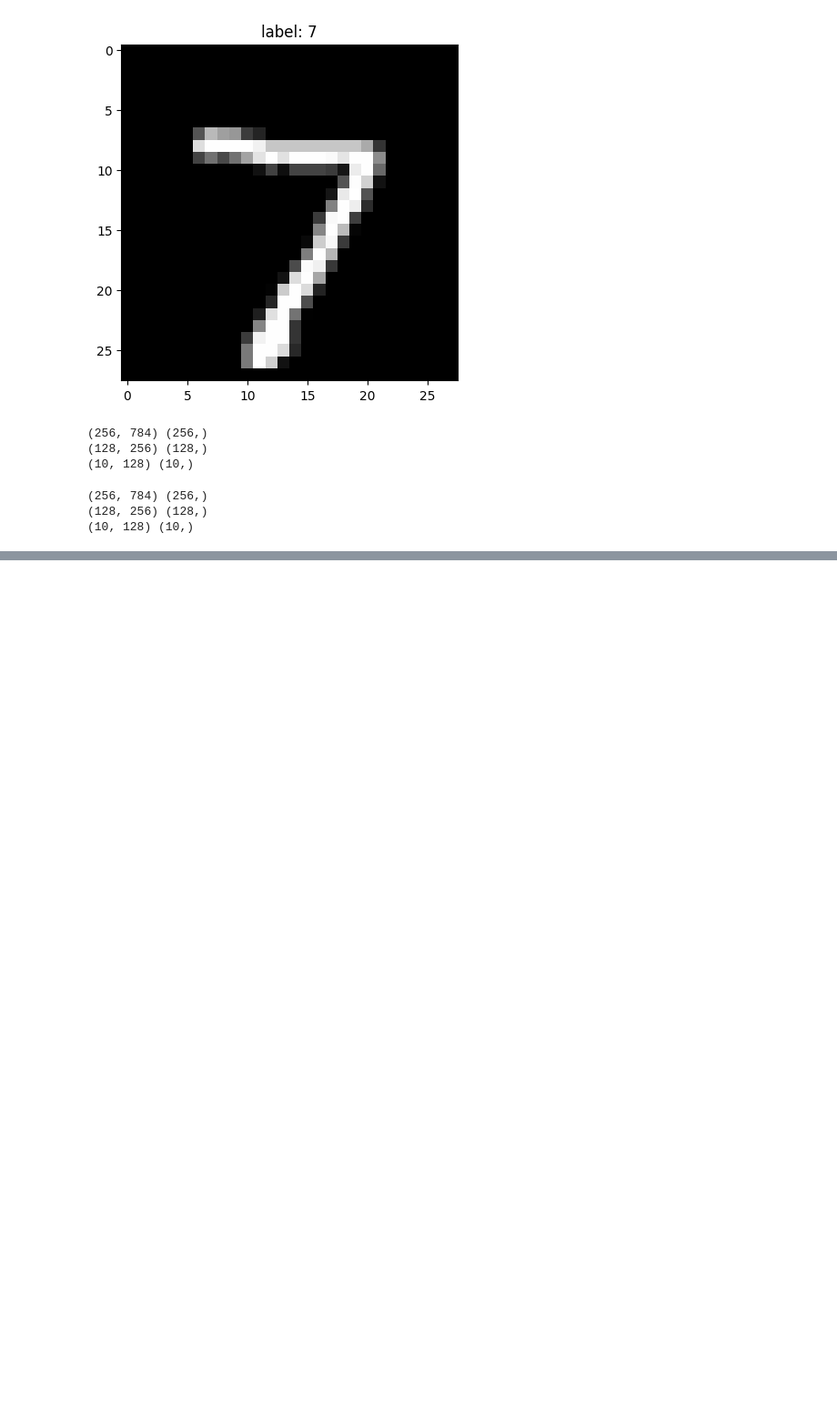
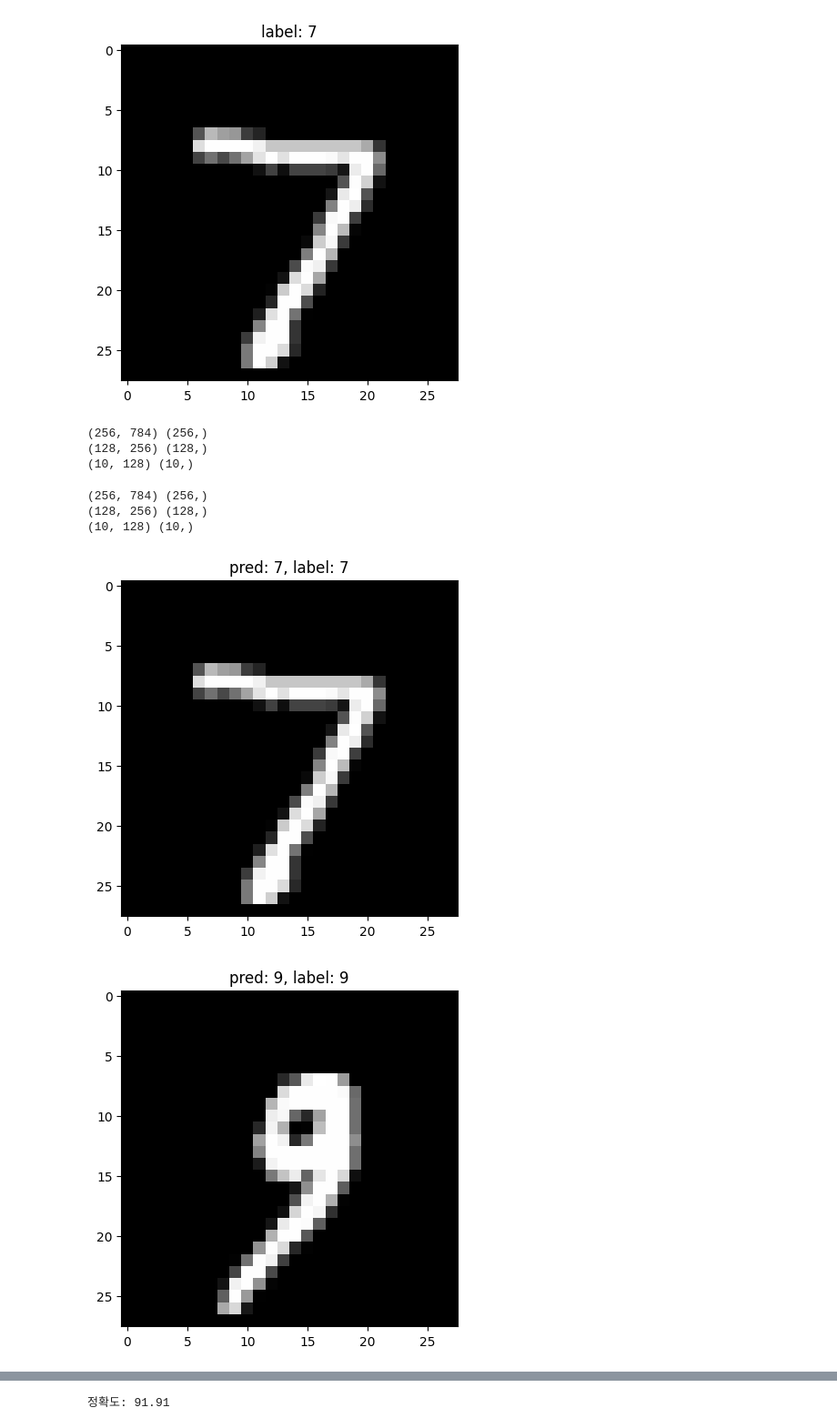
Before and after one commit to TaekGwonNam/2024.VAI, a Jupyter notebook: 실습01_MLP_행렬곱구현.ipynb, the cells around one changed output, grey strips where cells are left out. Shown: that part at 91% size. Cells and saved outputs as stored; diff of their text form; code cells hidden in the pictures; blank space fills up the shorter version.

```diff
--- a/실습01_MLP_행렬곱구현.ipynb
+++ b/실습01_MLP_행렬곱구현.ipynb
@@ -66,14 +78,12 @@ class MyMLP:
     self.b3 = np.zeros((n_output,), dtype=np.float32)
 
 
-  def __call__(self, x) :
-    x= x.reshape(-1) # 일렬로 피기
-
-    h1= sigmoid(np.dot (self.w1, x)+self.b1)
-    h2= np.dot(self.w2, h1) + self.b2 # W2(128, 256), h1(256), b2(128) -> h2(128)
-    out = np. dot (self.w3, h2) + self.b3
-
-    return softmax(out) # (10)
+  def __call__(self, x):
+      x = x.reshape(-1) # 입력을 평평하게 만듭니다
+      h1 = sigmoid(np.dot(self.W1, x) + self.b1)
+      h2 = np.dot(self.W2, h1) + self.b2
+      out = np.dot(self.W3, h2) + self.b3
+      return softmax(out.reshape(1, -1))  # softmax가 올바른 축을 따라 작동하도록 형태를 다시 지정합니다
 # %%
 model = MyMLP(28*28, 256, 128, 10)
 
@@ -100,3 +110,25 @@ print(model.W3.shape, model.b3.shape)
 (256, 784) (256,)
 (128, 256) (128,)
 (10, 128) (10,)
+# %%
+mysum = 0
+
+m = len(mnist_test)
+cnt = 0
+for i in range(m):
+  image, label = mnist_test.__getitem__(i)
+  output = model(image)
+
+  if (i%1000==0):
+    img = image.numpy()
+    pred_label = np.argmax(output)
+    plt.title("pred: %d, label: %d" %(pred_label, label))
+    plt.imshow(img[0], cmap='gray')
+    plt.show()
+
+  cnt += 1
+  mysum += (np.argmax(output) == label)
+print ("정확도: %.2f" %((float(mysum)/cnt)*100.0))
+# %% [output]
+[figure, added]
+[figure, added]
@@ -102,0 +143 @@ print(model.W3.shape, model.b3.shape)
+정확도: 91.91
```
Also changed, not shown: parts of 2 cells of this notebook.
